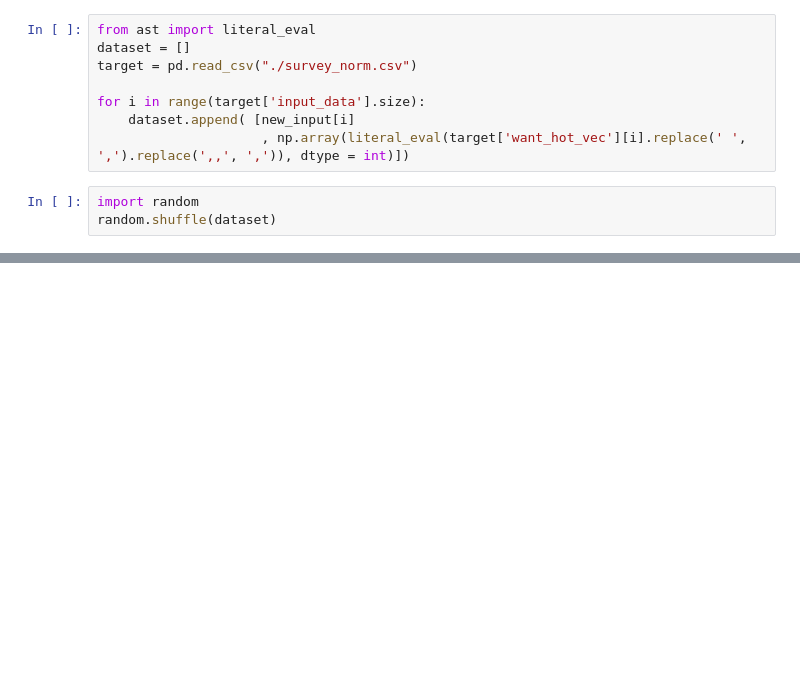
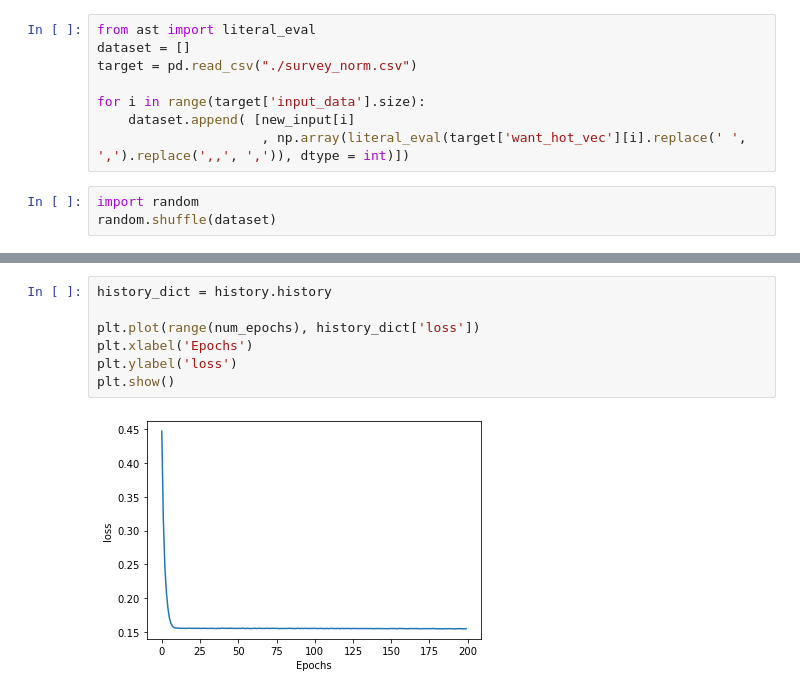
Before and after one commit to gkdnfka/Travel_Together, a Jupyter notebook: Data/new_model_test.ipynb, the cells around one changed output, grey strips where cells are left out. Cells and saved outputs as stored; diff of their text form; blank space fills up the shorter version.

```diff
--- a/Data/new_model_test.ipynb
+++ b/Data/new_model_test.ipynb
@@ -105,0 +176,9 @@ AlreadyExistsError: Another metric with the same name already exists.
+# %%
+history_dict = history.history
+
+plt.plot(range(num_epochs), history_dict['loss'])
+plt.xlabel('Epochs')
+plt.ylabel('loss')
+plt.show()
+# %% [output]
+[figure, added]
```
Also changed, not shown: parts of 14 cells of this notebook.
